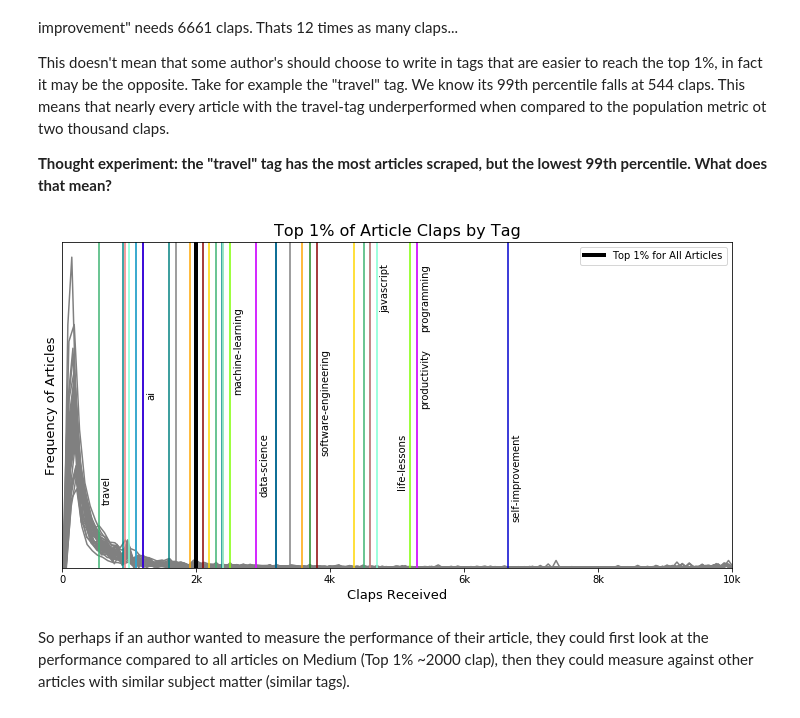
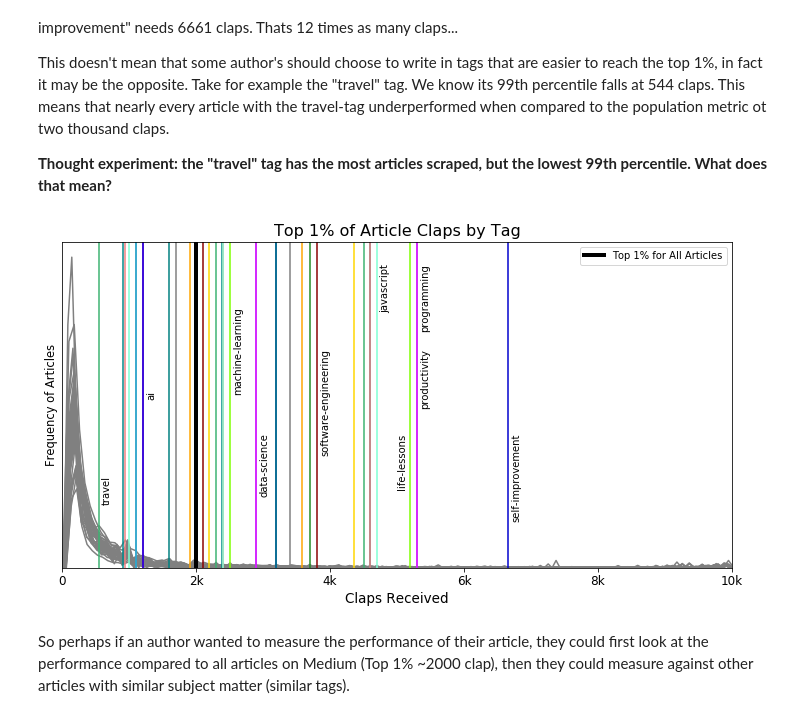
Before and after one commit to harrisonjansma/Analyzing_Medium, a Jupyter notebook: Medium_EDA.ipynb, the cells around one changed output. Cells and saved outputs as stored; diff of their text form; code cells hidden in the pictures.

```diff
--- a/Medium_EDA.ipynb
+++ b/Medium_EDA.ipynb
@@ -481,37 +482,37 @@ for tag in tags:
 
 #plot the 99th percentiles
 colorcount=0
 vertical = 0.0004
 for idx in range(len(tags_sort)):
     if colorcount==14:
         colorcount=0
     if vertical>0.0014:
         vertical = 0.0006
     Color = colors[colorcount]
     tag = tags_sort[idx]
     plt.axvline(x=tags_ninenine[idx], color=Color)
     colorcount+=1
     if idx == 32:
         plt.text(tags_ninenine[idx]-200,vertical, tag, rotation=90)
         vertical+=0.0004
         continue
     if idx not in [0,7,18,20,26,31,32,33,34,35,36]:
         continue
     plt.text(tags_ninenine[idx]+50,vertical, tag, rotation=90)
     vertical+=0.0004
 
 plt.axvline(x=2000, color="black",lw=4, label="Top 1% for All Articles")
 
 plt.title("Top 1% of Article Claps by Tag", fontsize=16)
-plt.xlabel("Claps Received", fontsize=13)
+plt.xlabel("Claps Received", fontsize=13.5)
 plt.yticks([])
-plt.ylabel("Frequency of Articles", fontsize=13)
-plt.xticks([0,2000,4000,6000,8000,10000], ["0","2k","4k","6k", "8k", "10k"])
+plt.ylabel("Frequency of Articles", fontsize=11.5)
+plt.xticks([0,2000,4000,6000,8000,10000], ["0","2k","4k","6k", "8k", "10k"], fontsize=12)
 plt.xlim(0,10000)
 plt.legend()
 plt.show()
 # %% [output]
-[figure, old version]
+[figure, new version]
 # %% [markdown]
 So perhaps if an author wanted to measure the performance of their article, they could first look at the performance compared to all articles on Medium (Top 1% ~2000 clap), then they could measure against other articles with similar subject matter (similar tags).
 # %% [markdown]
```
Also changed, not shown: parts of 22 cells of this notebook.
